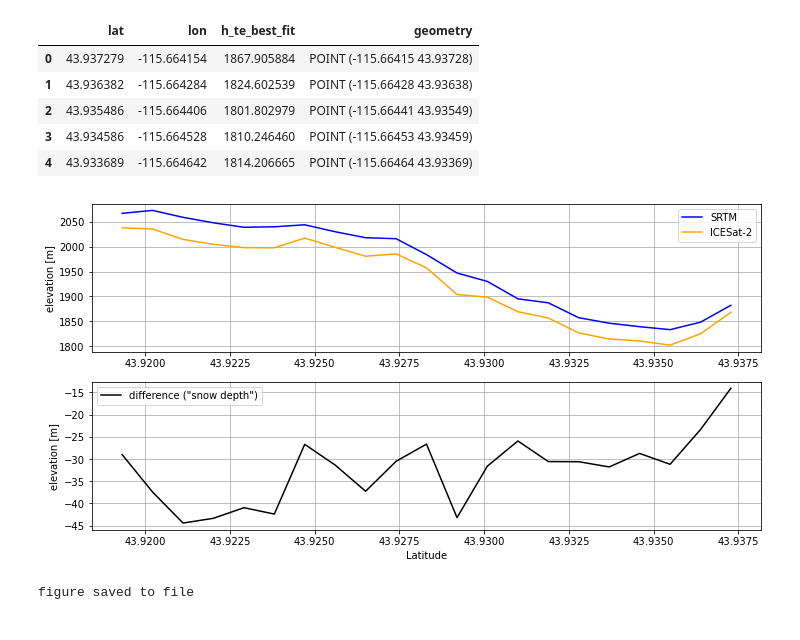
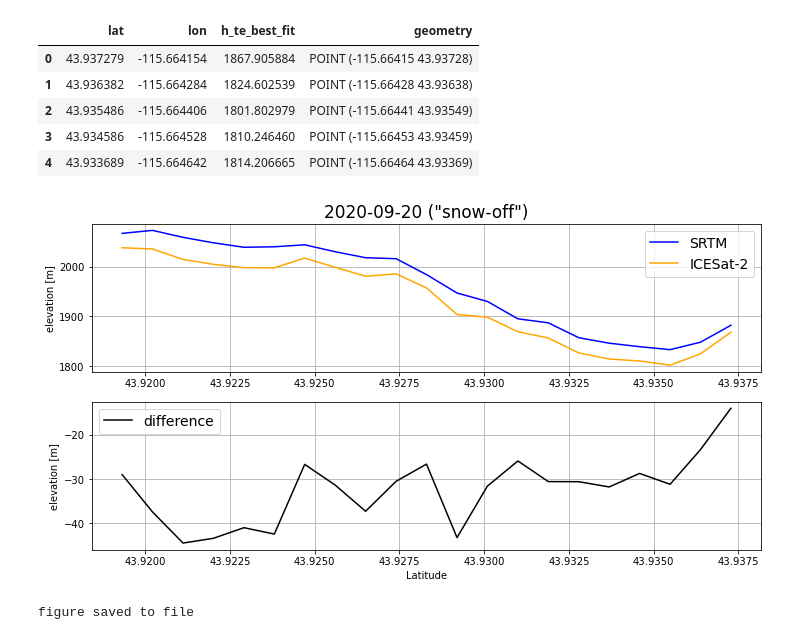
Before and after one commit to ICESAT-2HackWeek/2022-snow-dem-large, a Jupyter notebook: notebooks/SRTM_GEE.ipynb, the cells around one changed output. Cells and saved outputs as stored; diff of their text form; code cells hidden in the pictures.

```diff
--- a/notebooks/SRTM_GEE.ipynb
+++ b/notebooks/SRTM_GEE.ipynb
@@ -117,39 +129,41 @@ def feature2ee(gdf):
 # %%
 # -----convert ICESat-2 gdf to ee.FeatureCollection
 is2_ee = feature2ee(is2_gdf)
 is2_ee.getInfo();
 
 # -----sample SRTM elevation at ICESat-2 coordinates
 SRTM2_sample = ee.FeatureCollection(SRTM2.sample(is2_ee))
 SRTM2_sample_gdf = geemap.ee_to_geopandas(SRTM2_sample, selectors=['elevation'])
 SRTM2_sample_gdf['lon'] = is2_gdf['lon']
 SRTM2_sample_gdf['lat'] = is2_gdf['lat']
 
 # -----calculate elevation difference
 snow_off_diff = is2_gdf['h_te_best_fit'] - SRTM2_sample_gdf['elevation']
+
+# -----plot
+# SRTM & ICESat-2 elevations
+fig, (ax1, ax2) = plt.subplots(2, 1, figsize=(12, 6))
+plt.rcParams.update({'font.size': 14, 'font.serif': 'Arial'})
+ax1.plot(SRTM2_sample_gdf['lat'],
+         SRTM2_sample_gdf['elevation'], color='blue', label='SRTM')
+ax1.plot(SRTM2_sample_gdf['lat'],
+         is2_gdf['h_te_best_fit'], color='orange', label='ICESat-2')
+ax1.set_ylabel('elevation [m]')
+ax1.set_title('2020-09-20 ("snow-off")')
+ax1.grid()
+ax1.legend()
+# elevation difference
+ax2.plot(SRTM2_sample_gdf['lat'], snow_off_diff, color='black', label='difference')
+ax2.set_xlabel('Latitude')
+ax2.set_ylabel('elevation [m]')
+ax2.legend()
+ax2.grid()
+plt.show()
+
+# -----save figure
+fig.savefig('../figures/snow_free_profile_SRTM_processed_ATL08_20200920013522_13240806_005_01.png',dpi=200)
+print('figure saved to file')
+# %% [output]
+[figure, added]
+figure saved to file
-# %%
-# -----plot
-# SRTM & ICESat-2 elevations
-fig, (ax1, ax2) = plt.subplots(2, 1, figsize=(12, 6))
-ax1.plot(SRTM2_sample_gdf['lat'],
-         SRTM2_sample_gdf['elevation'], color='blue', label='SRTM')
-ax1.plot(SRTM2_sample_gdf['lat'],
-         is2_gdf['h_te_best_fit'], color='orange', label='ICESat-2')
-ax1.set_ylabel('elevation [m]')
-ax1.grid()
-ax1.legend()
-# elevation difference
-ax2.plot(SRTM2_sample_gdf['lat'], snow_off_diff, color='black', label='difference ("snow depth")')
-ax2.set_xlabel('Latitude')
-ax2.set_ylabel('elevation [m]')
-ax2.legend()
-ax2.grid()
-plt.show()
-
-# -----save figure
-fig.savefig('../figures/snow_free_profile_SRTM_processed_ATL08_20200920013522_13240806_005_01.png',dpi=200)
-print('figure saved to file')
-# %% [output]
-[figure, removed]
-figure saved to file
 # %%
```
Also changed, not shown: parts of 9 cells of this notebook, 1 other file.
